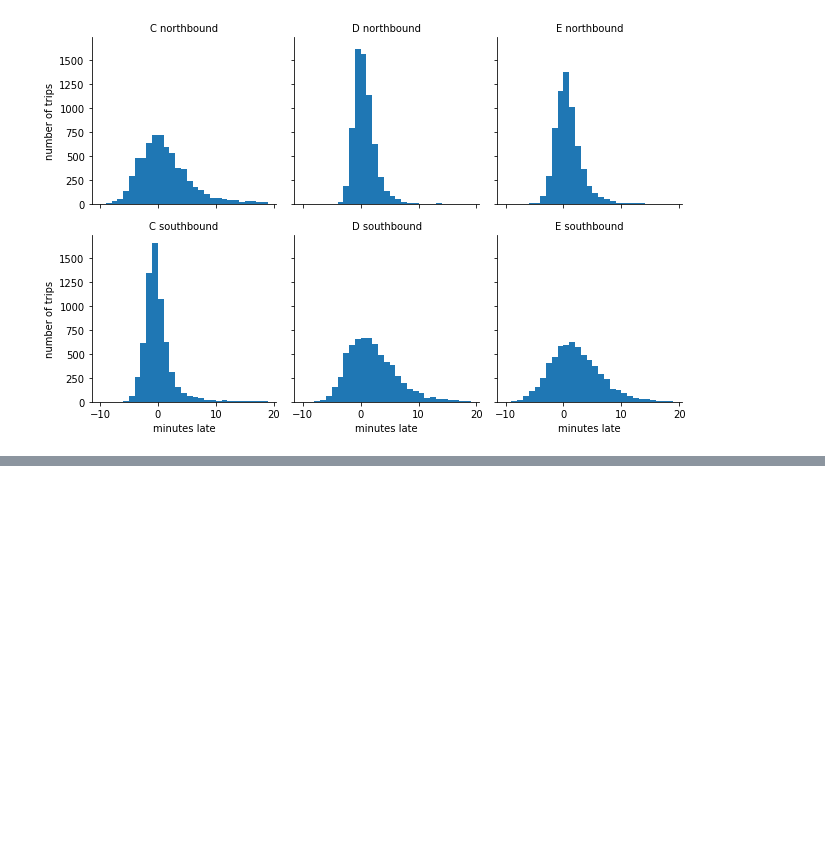
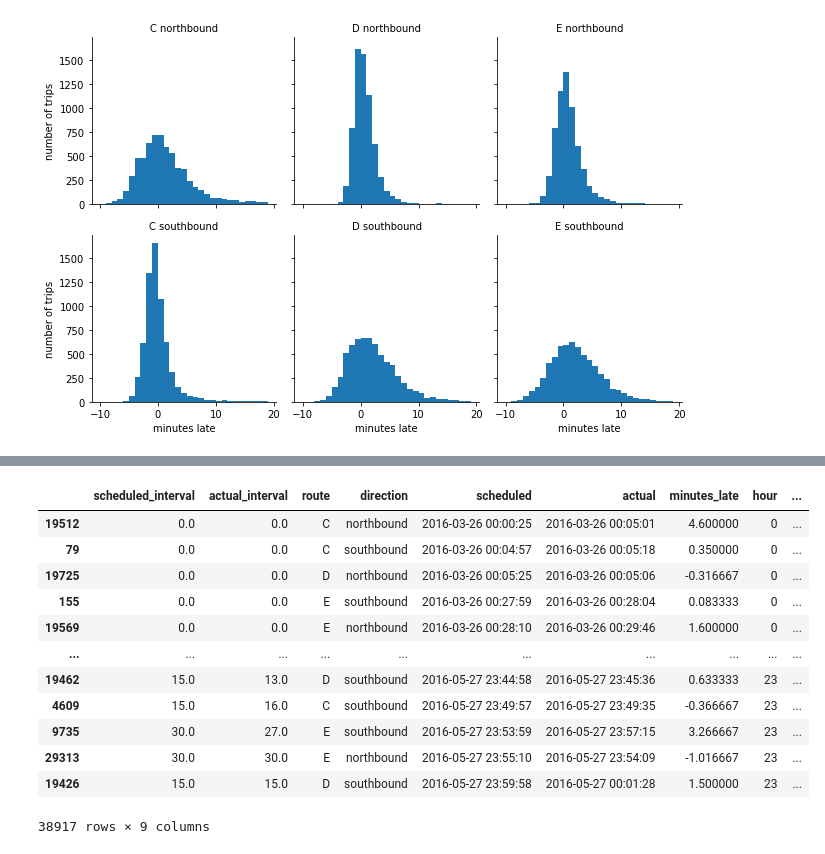
Before and after one commit to luisdomin5/from-excel-to-pandas, a Jupyter notebook: notebooks/08.01_Logistics_analysis.ipynb, the cells around one changed output, grey strips where cells are left out. Saved outputs shown, nothing was run; the diff lists cells and outputs as text; code cells hidden in the pictures; blank space fills up the shorter version.

```diff
--- a/notebooks/08.01_Logistics_analysis.ipynb
+++ b/notebooks/08.01_Logistics_analysis.ipynb
@@ -192,0 +300,21 @@ g.set_axis_labels('minutes late', 'number of trips');
+# %%
+trip_intervals_with_time = (
+    fixed_trip_intervals
+    .eval("hour = scheduled.dt.hour")
+    .eval("dow = scheduled.dt.day_name()")
+)
+trip_intervals_with_time
+# %% [output]
+|  | scheduled_interval | actual_interval | route | direction | scheduled | actual | minutes_late | hour | ... |
+| 19512 | 0.0 | 0.0 | C | northbound | 2016-03-26 00:00:25 | 2016-03-26 00:05:01 | 4.600000 | 0 | ... |
+| 79 | 0.0 | 0.0 | C | southbound | 2016-03-26 00:04:57 | 2016-03-26 00:05:18 | 0.350000 | 0 | ... |
+| 19725 | 0.0 | 0.0 | D | northbound | 2016-03-26 00:05:25 | 2016-03-26 00:05:06 | -0.316667 | 0 | ... |
+| 155 | 0.0 | 0.0 | E | southbound | 2016-03-26 00:27:59 | 2016-03-26 00:28:04 | 0.083333 | 0 | ... |
+| 19569 | 0.0 | 0.0 | E | northbound | 2016-03-26 00:28:10 | 2016-03-26 00:29:46 | 1.600000 | 0 | ... |
+| ... | ... | ... | ... | ... | ... | ... | ... | ... | ... |
+| 19462 | 15.0 | 13.0 | D | southbound | 2016-05-27 23:44:58 | 2016-05-27 23:45:36 | 0.633333 | 23 | ... |
+| 4609 | 15.0 | 16.0 | C | southbound | 2016-05-27 23:49:57 | 2016-05-27 23:49:35 | -0.366667 | 23 | ... |
+| 9735 | 30.0 | 27.0 | E | southbound | 2016-05-27 23:53:59 | 2016-05-27 23:57:15 | 3.266667 | 23 | ... |
+| 29313 | 30.0 | 30.0 | E | northbound | 2016-05-27 23:55:10 | 2016-05-27 23:54:09 | -1.016667 | 23 | ... |
+| 19426 | 15.0 | 15.0 | D | southbound | 2016-05-27 23:59:58 | 2016-05-27 00:01:28 | 1.500000 | 23 | ... |
+38917 rows × 9 columns
```
Also changed, not shown: parts of 12 cells of this notebook.
